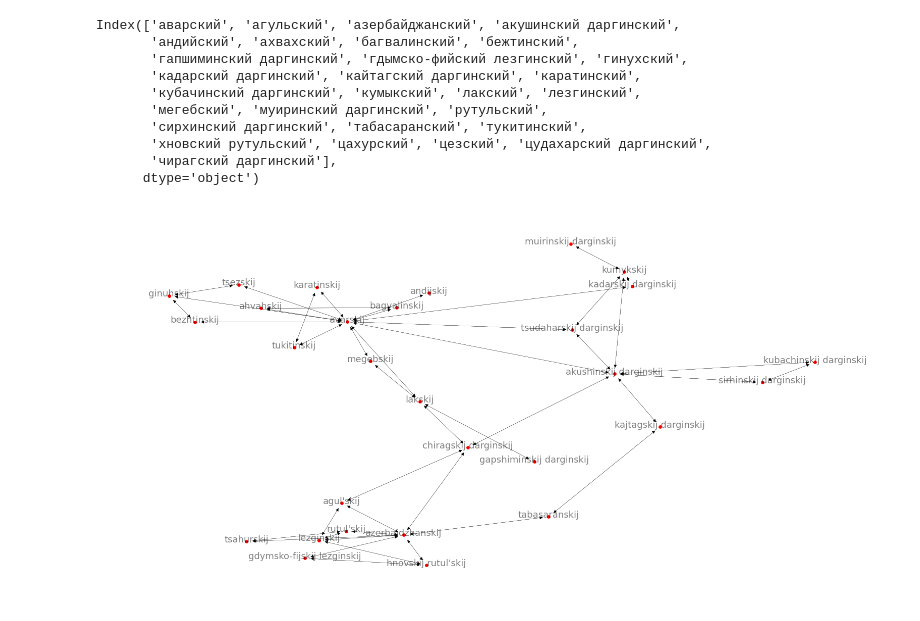
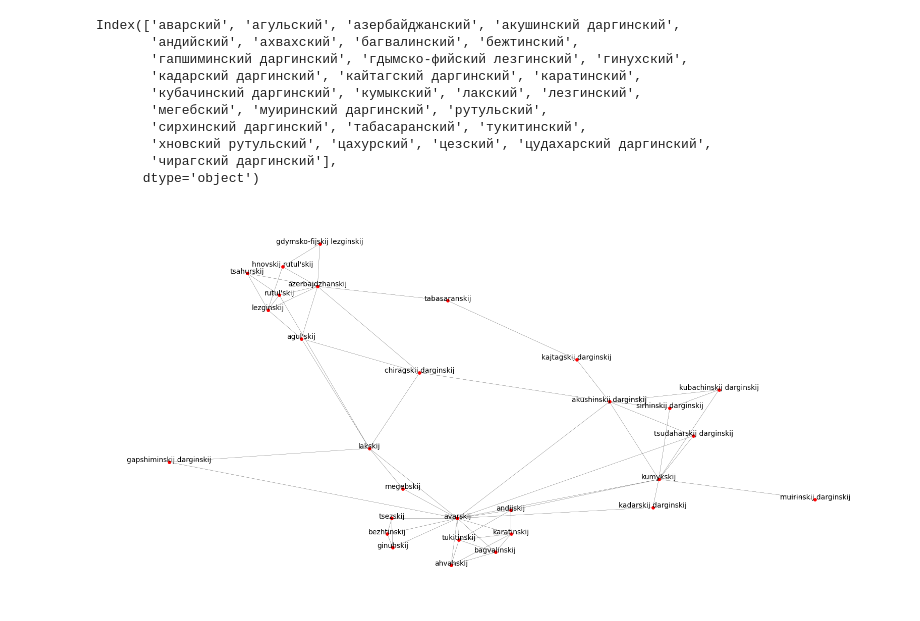
Before and after one commit to alexeykosh/2023-Daghestan-colexification, a Jupyter notebook: multidag_graph.ipynb, the cells around one changed output. Cells and saved outputs as stored; diff of their text form; code cells hidden in the pictures.

```diff
--- a/multidag_graph.ipynb
+++ b/multidag_graph.ipynb
@@ -48,24 +105,25 @@ matrix.columns = matrix.columns.map(transliterate)
 # %%
 # convert matrix into a networkx graph
 G = nx.from_numpy_array(matrix.values)
-# convert g to digraph
-G = nx.DiGraph(G)
+# add direction to edges
+G = nx.Graph(G)
 # set node names
 G = nx.relabel_nodes(G, dict(zip(range(len(matrix.columns)), matrix.columns)))
 
 # get pos from G
-pos = nx.spring_layout(G, k=0.5, iterations=100)
+pos = nx.spring_layout(G, k=1, iterations=5000)
 # %%
 # raise labels above edges
 pos_higher = {}
 y_off = 0.01  # offset on the y axis
 for k, v in pos.items():
     pos_higher[k] = (v[0], v[1] + y_off)
 
 plt.figure(figsize=(20,10))
 nx.draw_networkx_edges(G, pos, alpha=1, width=0.2)
 nx.draw_networkx_nodes(G, pos, node_size=15, node_color='red')
-nx.draw_networkx_labels(G, pos_higher, font_size=13, font_family='sans-serif', alpha=0.5)
+nx.draw_networkx_labels(G, pos_higher, font_size=10,
+                        font_family='sans-serif', alpha=1)
 _ = plt.axis('off')
 # %% [output]
-[figure, old version]
+[figure, new version]
```
Also changed, not shown: parts of 9 cells of this notebook, 3 other files.
